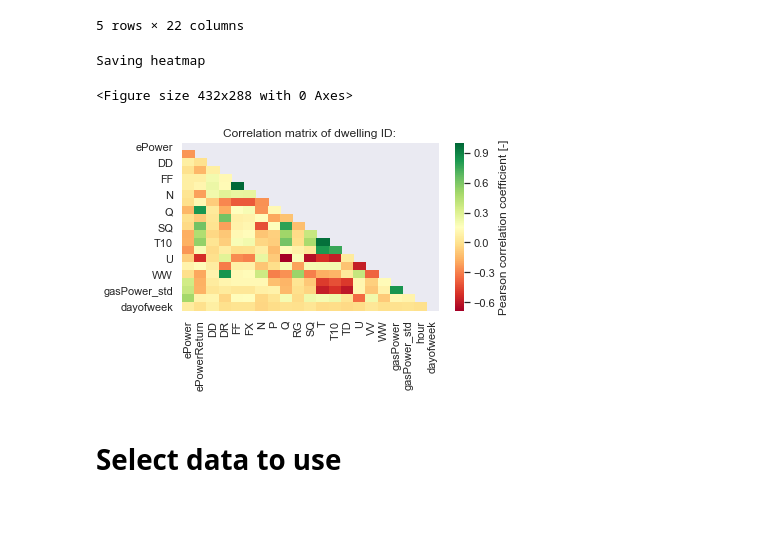
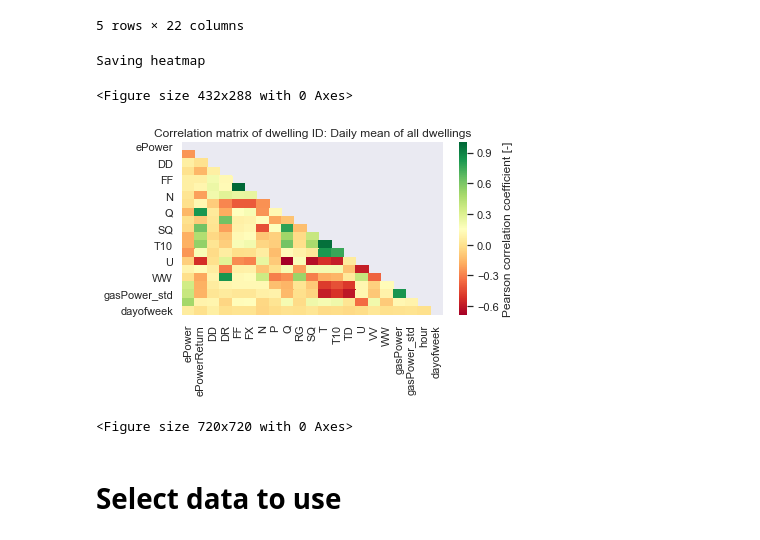
Before and after one commit to deKeijzer/KB-74-OPSCHALER, a Jupyter notebook: Personal_folders/Brian/Machine learning/LSTM.ipynb, the cells around one changed output. Drawn from its saved outputs; the diff is of its cells as text; code cells hidden in the pictures; blank space fills up the shorter version.

```diff
--- a/Personal_folders/Brian/Machine learning/LSTM.ipynb
+++ b/Personal_folders/Brian/Machine learning/LSTM.ipynb
@@ -68,11 +70,12 @@ df.head()
 | 2017-02-22 16:00:00 | 111.652779 | 0.0 | 237.649994 | 562.0 | 10.688334 | 14.911667 | 7.666667 | 1004.650024 | 26.833334 | 0.616667 | ... |
 5 rows × 22 columns
 # %%
-fig = create_corr_matrix(df, '', False)
+fig = create_corr_matrix(df, 'Daily mean of all dwellings', False, size=(10,10))
 # %% [output]
 Saving heatmap
 <Figure size 432x288 with 0 Axes>
-[figure, old version]
+[figure, new version]
+<Figure size 720x720 with 0 Axes>
 # %% [markdown]
 # Select data to use
 # %%
```
Also changed, not shown: parts of 2 cells of this notebook, 2 other files.
